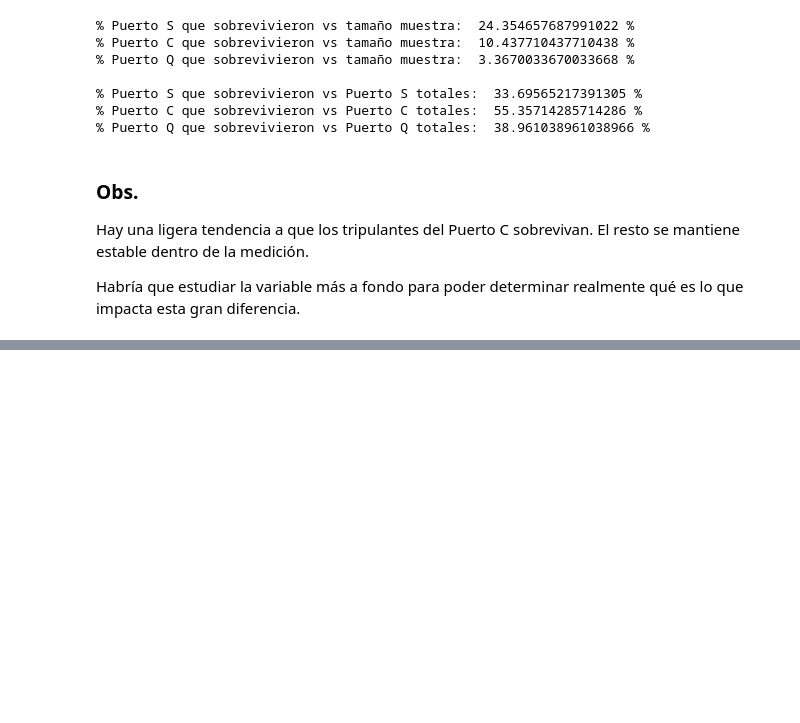
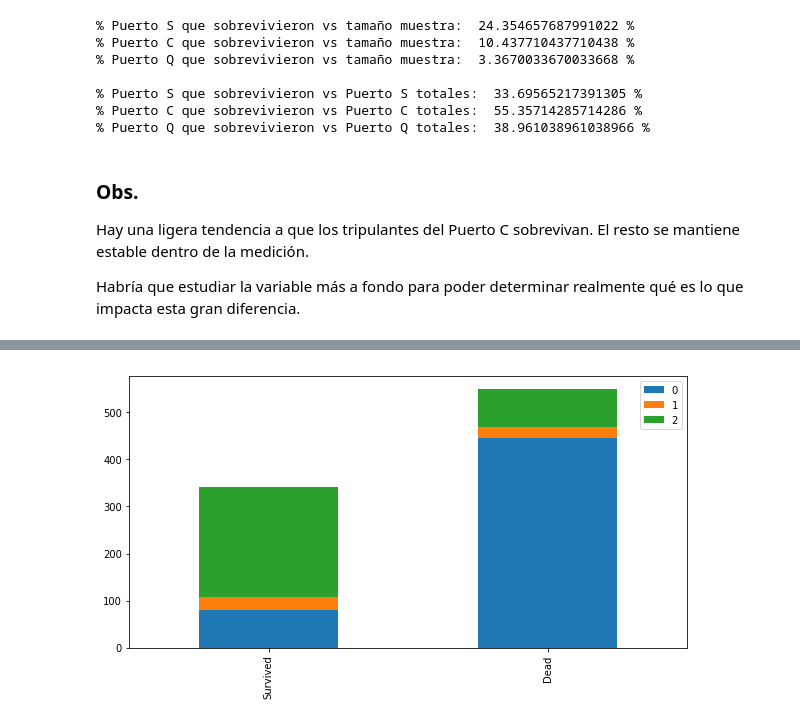
Before and after one commit to fernandosaavedra/titanic-machine-learning-from-disaster, a Jupyter notebook: titanic-ml-solution.ipynb, the cells around one changed output, grey strips where cells are left out. Saved outputs shown, nothing was run; the diff lists cells and outputs as text; code cells hidden in the pictures; blank space fills up the shorter version.

```diff
--- a/titanic-ml-solution.ipynb
+++ b/titanic-ml-solution.ipynb
@@ -444,0 +597,4 @@ Habría que estudiar la variable más a fondo para poder determinar realmente qu
+# %%
+bar_chart('Title')
+# %% [output]
+[figure, added]
```
Also changed, not shown: parts of 30 cells of this notebook.
